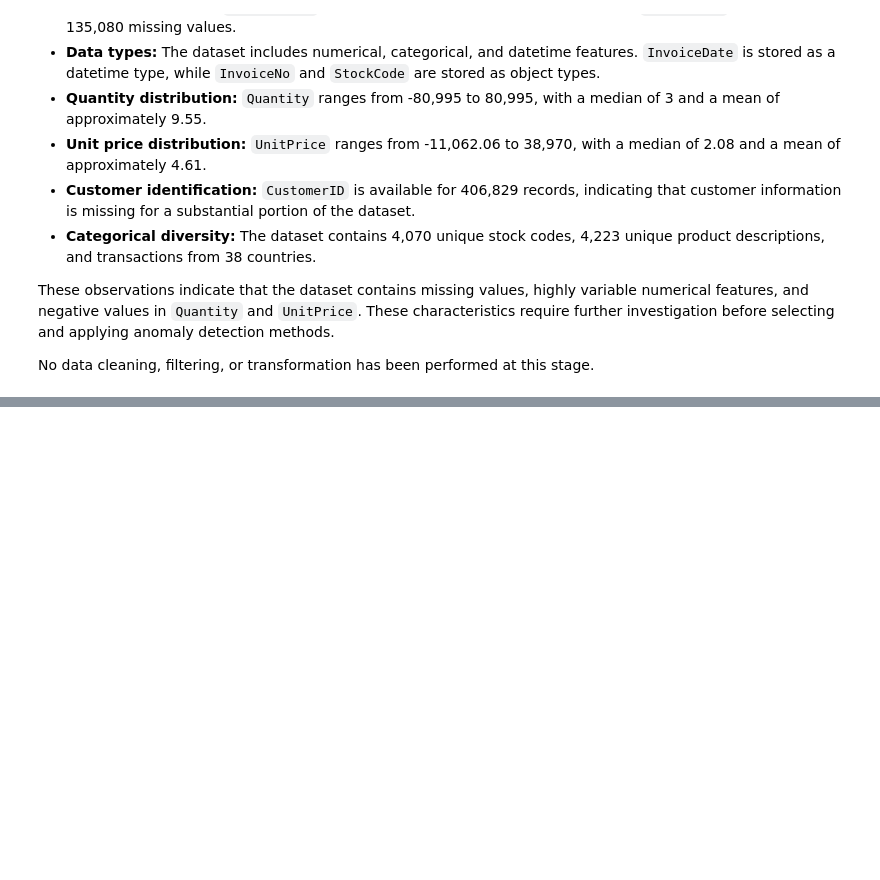
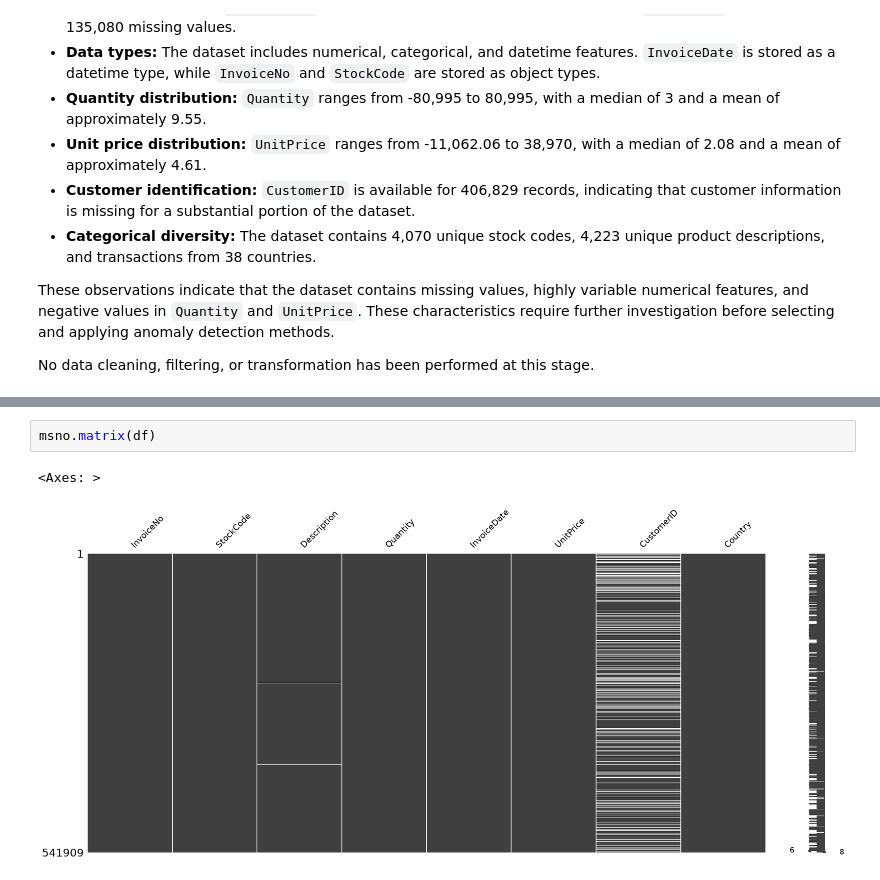
Before and after one commit to Mohamadzf23/unsupervised-anomaly-detection-study, a Jupyter notebook: notebooks/anomaly_detection_study.ipynb, the cells around one changed output, grey strips where cells are left out. Cells and saved outputs as stored; diff of their text form; blank space fills up the shorter version.

```diff
--- a/notebooks/anomaly_detection_study.ipynb
+++ b/notebooks/anomaly_detection_study.ipynb
@@ -255,0 +299,5 @@ No data cleaning, filtering, or transformation has been performed at this stage.
+# %%
+msno.matrix(df)
+# %% [output]
+<Axes: >
+[figure, added]
```
Also changed, not shown: parts of 19 cells of this notebook.
